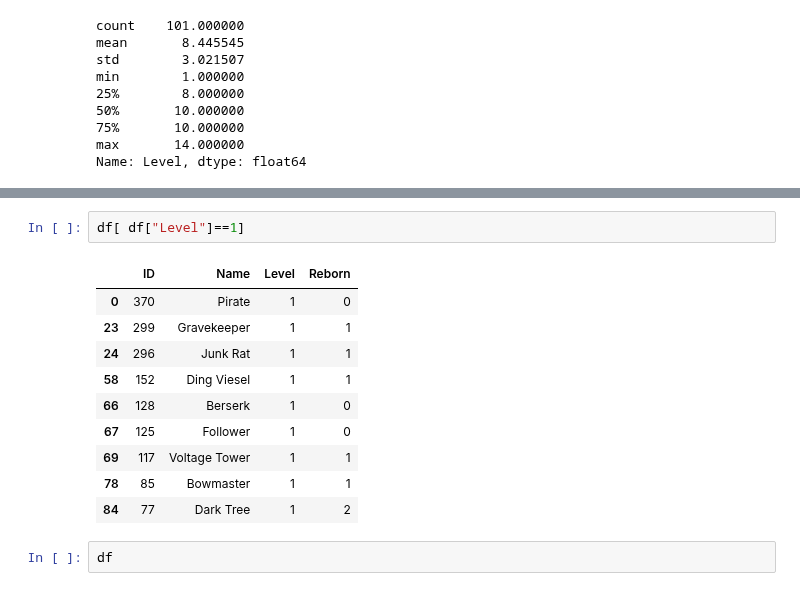
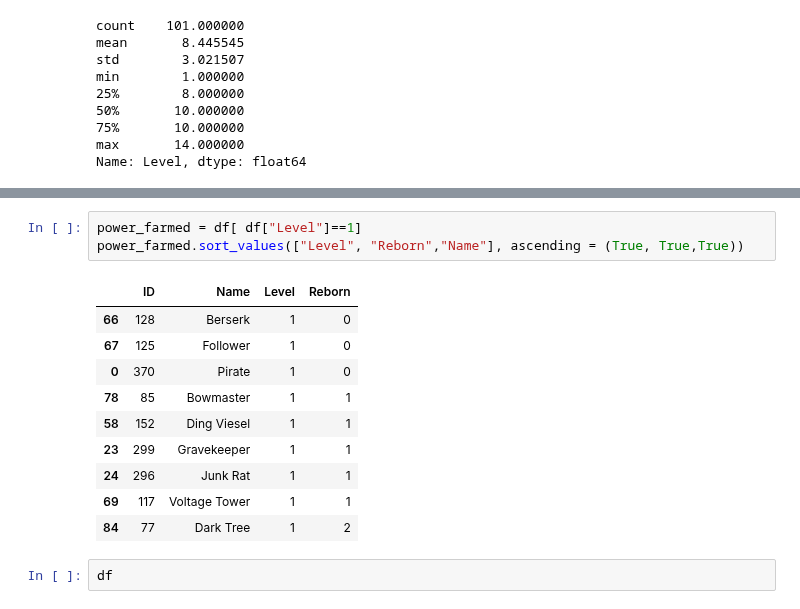
Before and after one commit to HausReport/MightyLogic, a Jupyter notebook: Notebooks/Powerfarming.ipynb, the cells around one changed output, grey strips where cells are left out. Drawn from its saved outputs; the diff is of its cells as text.

```diff
--- a/Notebooks/Powerfarming.ipynb
+++ b/Notebooks/Powerfarming.ipynb
@@ -225,19 +225,20 @@ px.histogram(data_frame=df,x="Level", nbins=16)
 px.histogram(data_frame=rare_chest_levels,x="Level", nbins=16)
 # %% [output]
 [interactive output not drawn]
-# %%
-df[ df["Level"]==1]
-# %% [output]
-|  | ID | Name | Level | Reborn |
-| 0 | 370 | Pirate | 1 | 0 |
-| 23 | 299 | Gravekeeper | 1 | 1 |
-| 24 | 296 | Junk Rat | 1 | 1 |
-| 58 | 152 | Ding Viesel | 1 | 1 |
-| 66 | 128 | Berserk | 1 | 0 |
-| 67 | 125 | Follower | 1 | 0 |
-| 69 | 117 | Voltage Tower | 1 | 1 |
-| 78 | 85 | Bowmaster | 1 | 1 |
-| 84 | 77 | Dark Tree | 1 | 2 |
+# %%
+power_farmed = df[ df["Level"]==1]
+power_farmed.sort_values(["Level", "Reborn","Name"], ascending = (True, True,True))
+# %% [output]
+|  | ID | Name | Level | Reborn |
+| 66 | 128 | Berserk | 1 | 0 |
+| 67 | 125 | Follower | 1 | 0 |
+| 0 | 370 | Pirate | 1 | 0 |
+| 78 | 85 | Bowmaster | 1 | 1 |
+| 58 | 152 | Ding Viesel | 1 | 1 |
+| 23 | 299 | Gravekeeper | 1 | 1 |
+| 24 | 296 | Junk Rat | 1 | 1 |
+| 69 | 117 | Voltage Tower | 1 | 1 |
+| 84 | 77 | Dark Tree | 1 | 2 |
 # %%
 df
 # %% [output]
```
